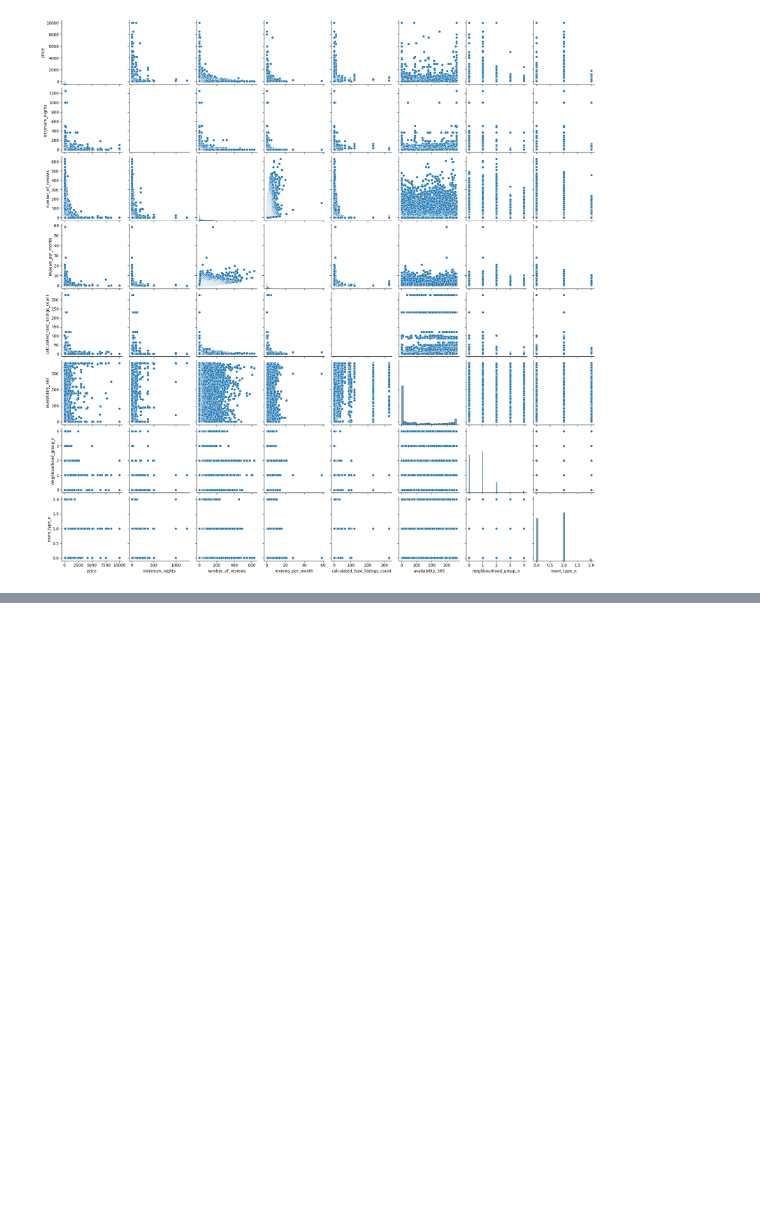
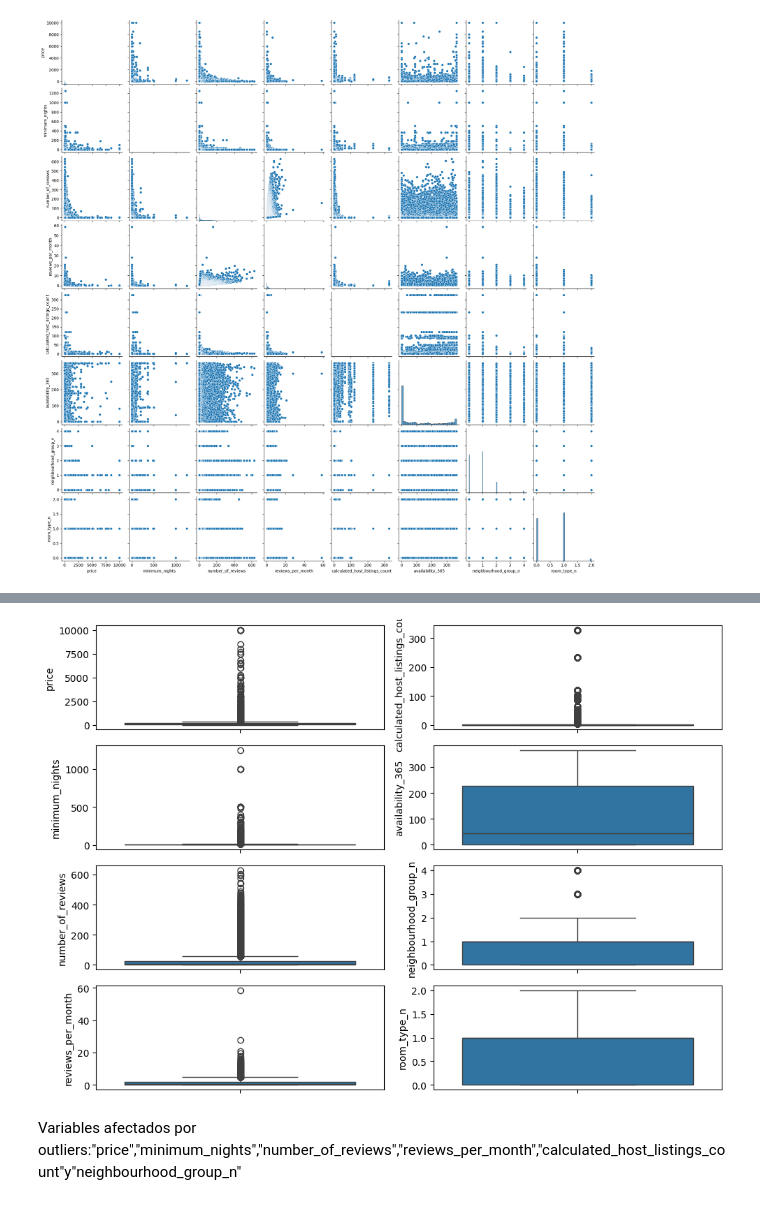
Before and after one commit to PuraCampos/machine-learning-python-template, a Jupyter notebook: src/explore.ipynb, the cells around one changed output, grey strips where cells are left out. Cells and saved outputs as stored; diff of their text form; code cells hidden in the pictures; blank space fills up the shorter version.

```diff
--- a/src/explore.ipynb
+++ b/src/explore.ipynb
@@ -285,0 +302,19 @@ sns.pairplot(data = total_data)
+# %%
+fig, axis = plt.subplots(4, 2, figsize = (10, 7))
+
+sns.boxplot(ax = axis[0, 0], data = total_data, y = "price")
+sns.boxplot(ax = axis[1, 0], data = total_data, y = "minimum_nights")
+sns.boxplot(ax = axis[2, 0], data = total_data, y = "number_of_reviews")
+sns.boxplot(ax = axis[3, 0], data = total_data, y = "reviews_per_month")
+sns.boxplot(ax = axis[0, 1], data = total_data, y = "calculated_host_listings_count")
+sns.boxplot(ax = axis[1, 1], data = total_data, y = "availability_365")
+sns.boxplot(ax = axis[2, 1], data = total_data, y = "neighbourhood_group_n")
+sns.boxplot(ax = axis[3, 1], data = total_data, y = "room_type_n")
+
+plt.tight_layout()
+
+plt.show()
+# %% [output]
+[figure, added]
+# %% [markdown]
+Variables afectados por outliers:"price","minimum_nights","number_of_reviews","reviews_per_month","calculated_host_listings_count"y"neighbourhood_group_n"
```
Also changed, not shown: parts of 6 cells of this notebook.
